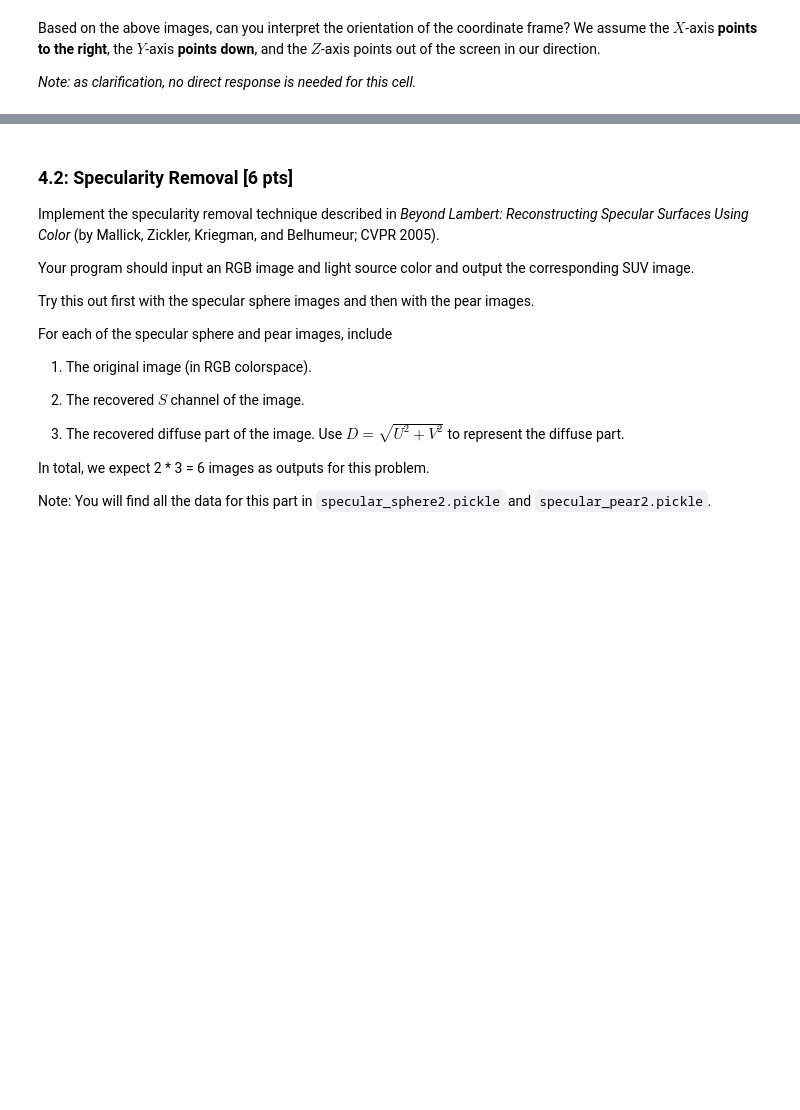
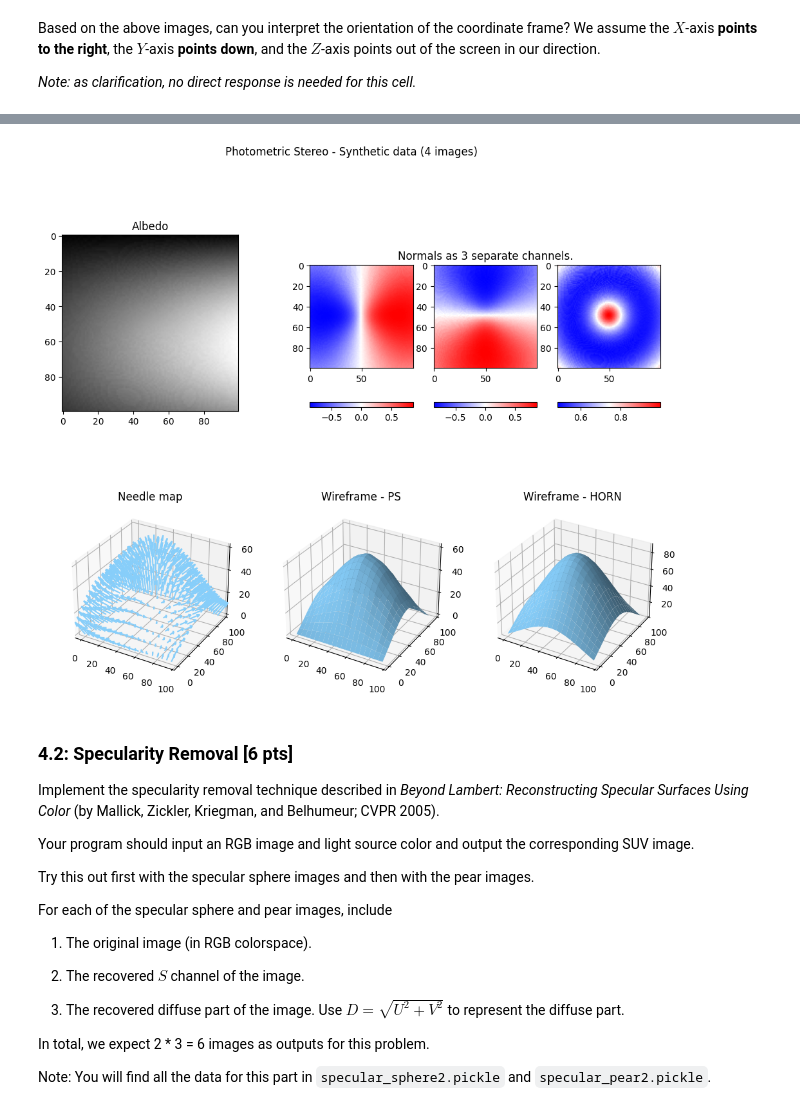
Before and after one commit to mahesmeh001/Computer-Vision, a Jupyter notebook: CSE252A_FA25_assignment_1/CSE252A_FA25_assignment_1.ipynb, the cells around one changed output, grey strips where cells are left out. Cells and saved outputs as stored; diff of their text form; code cells hidden in the pictures; blank space fills up the shorter version.

```diff
--- a/CSE252A_FA25_assignment_1/CSE252A_FA25_assignment_1.ipynb
+++ b/CSE252A_FA25_assignment_1/CSE252A_FA25_assignment_1.ipynb
@@ -889,3 +1066,19 @@ visualize(albedo, normals, depth, horn, "Photometric Stereo - Synthetic data (3
+# %%
+## Set-2: USING im1, im2, im3, im4
+
+#### Write your code here. ####
+
+lights = np.vstack((data["l1"], data["l2"], data["l3"], data["l4"]))
+images = np.array([data["im1"], data["im2"], data["im3"], data["im4"]])
+mask = np.ones(data["im1"].shape)
+
+# Run photometric stereo
+albedo, normals, depth, horn = photometric_stereo(images, lights, mask, 10000)
+
+# Visualize results
+visualize(albedo, normals, depth, horn, "Photometric Stereo - Synthetic data (4 images)", 5)
+# %% [output]
+[figure, added]
 # %% [markdown]
 ### 4.2: Specularity Removal [6 pts]
 
```
Also changed, not shown: parts of 18 cells of this notebook.
